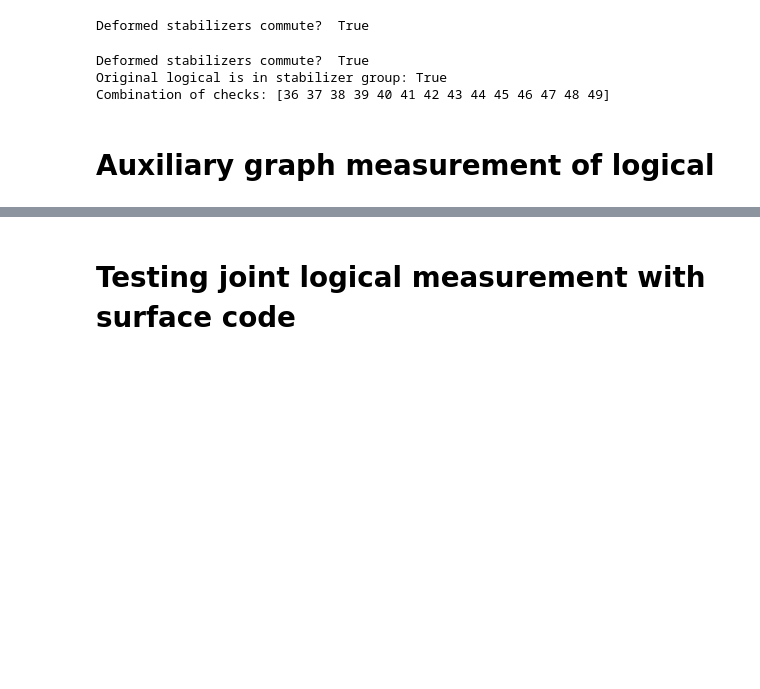
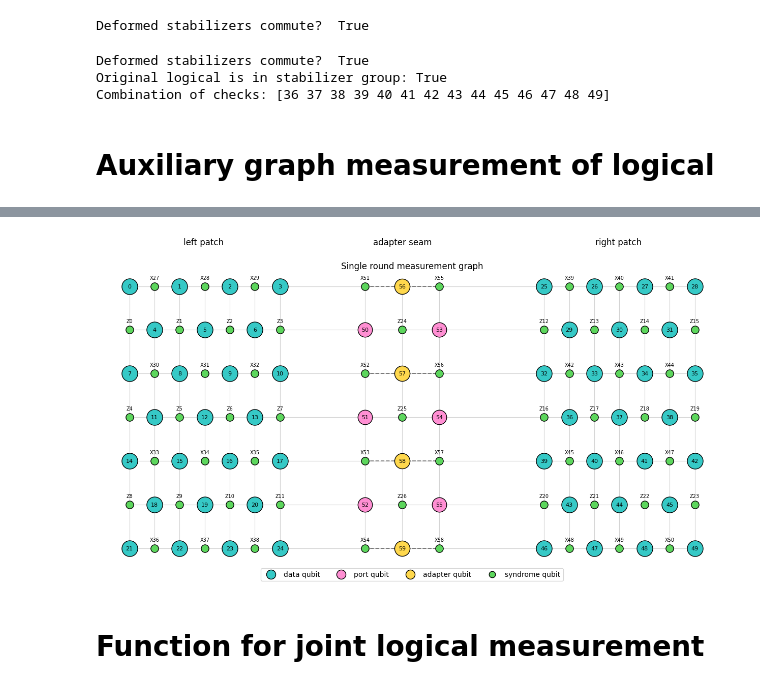
Before and after one commit to jeanettejennifer/Ravioli-project, a Jupyter notebook: adapter.ipynb, the cells around one changed output, grey strips where cells are left out. Cells and saved outputs as stored; diff of their text form; code cells hidden in the pictures; blank space fills up the shorter version.

```diff
--- a/adapter.ipynb
+++ b/adapter.ipynb
@@ -632,14 +653,14 @@ def auxiliary_merge(deformation_result1, deformation_result2):
     cycle_checks = np.vstack([cycle_checks1_padded, cycle_checks2_padded, new_cycles])
     vertex_checks = np.asarray(vertex_checks_updated)
 
-    H_basis = np.vstack([H_basis_old1_padded, H_basis_old2_padded, vertex_checks])
-    H_opposite_basis = np.vstack([H_opposite_basis_old1_padded, H_opposite_basis_old2_padded, cycle_checks])
+    basis = np.vstack([H_basis_old1_padded, H_basis_old2_padded, vertex_checks])
+    opposite_basis = np.vstack([H_opposite_basis_old1_padded, H_opposite_basis_old2_padded, cycle_checks])
 
     res = {
         "n_qubits" : n_total_qubits,
         "n_edge_qubits" : n_edges1 + n_edges2 + n_adapter_edges,
         "n_adapter_edges" : n_adapter_edges,
-        "H_opposite_basis" : H_opposite_basis,
-        "H_basis" : H_basis
+        "H_basis" : opposite_basis,
+        "H_opposite_basis" : basis
     }
     return res
@@ -646,2 +986,55 @@ def auxiliary_merge(deformation_result1, deformation_result2):
+# %%
+H, rows = planar_surface_code_H(d=4)
+n_syndrome = np.shape(np.array(H))[0]
+n_data = np.shape(np.array(H))[1] // 2
+data_qubits = np.arange(0, n_data)
+syndrome_qubits = np.arange(n_data, n_data + n_syndrome)
+# logical on the right edge of left patch
+logical_left_edge = np.zeros(25, dtype=np.uint8)
+logical_left_edge[[0, 7, 14, 21]] = 1
+
+logical_right_edge = np.zeros(25, dtype=np.uint8)
+logical_right_edge[[3, 10, 17, 24]] = 1
+
+logical1 = logical_right_edge.copy()
+logical2 = logical_left_edge.copy()
+
+# logical1 = np.array([0, 0, 0, 1, 0, 0, 0, 1, 0, 0, 0, 1, 0, 0, 0, 1])
+# # logical on the left edge of the right patch
+# logical2 = np.array([1, 0, 0, 0, 1, 0, 0, 0, 1, 0, 0, 0, 1, 0, 0, 0])
+# # Get deformation information:
+
+deformation_result1 = deform_code_for_logical(H, Pauli.X, logical1)
+deformation_result2 = deform_code_for_logical(H, Pauli.X, logical2)
+
+n_edges = deformation_result1["n_edges"]
+n_data = deformation_result1["n_original_qubits"]
+merge_result = auxiliary_merge(deformation_result1, deformation_result2)
+data1_start = 0
+data2_start = n_data
+edges1_start = 2 * n_data
+edges2_start = 2 * n_data + n_edges
+adapter_start = 2 * n_data + 2 * n_edges
+syndrome_start = adapter_start
+
+# single shot measurements
+Z_checks, X_checks = remap_merge_matrix(deformation_result1, deformation_result2, data1_start=data1_start, data2_start=data2_start, edges1_start=edges1_start, edges2_start=edges2_start, adapter_start=adapter_start)
+
+
+fig, ax = plot_auxiliary_merge_planar(
+    deformation_result1,
+    deformation_result2,
+    Z_checks,
+    X_checks,
+    rows=rows,
+    data1_start=data1_start,
+    data2_start=data2_start,
+    edges1_start=edges1_start,
+    edges2_start=edges2_start,
+    adapter_start=adapter_start,
+)
+plt.show()
+# %% [output]
+[figure, added]
 # %% [markdown]
-# Testing joint logical measurement with surface code
+# Function for joint logical measurement
```
Also changed, not shown: parts of 21 cells of this notebook, 5 other files.
